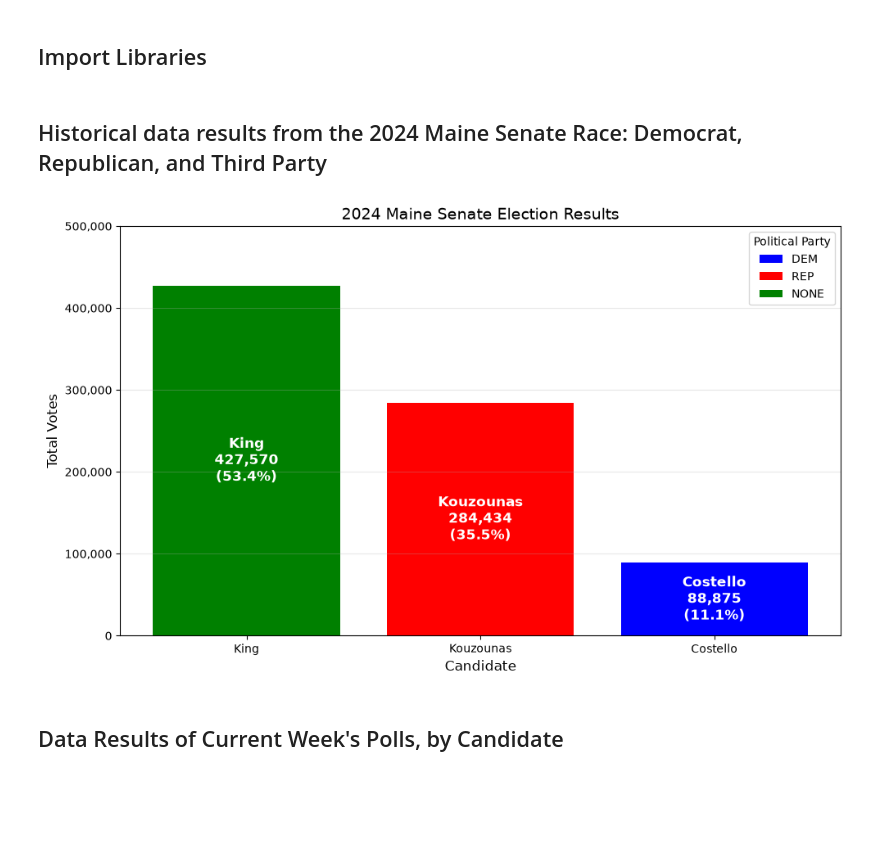
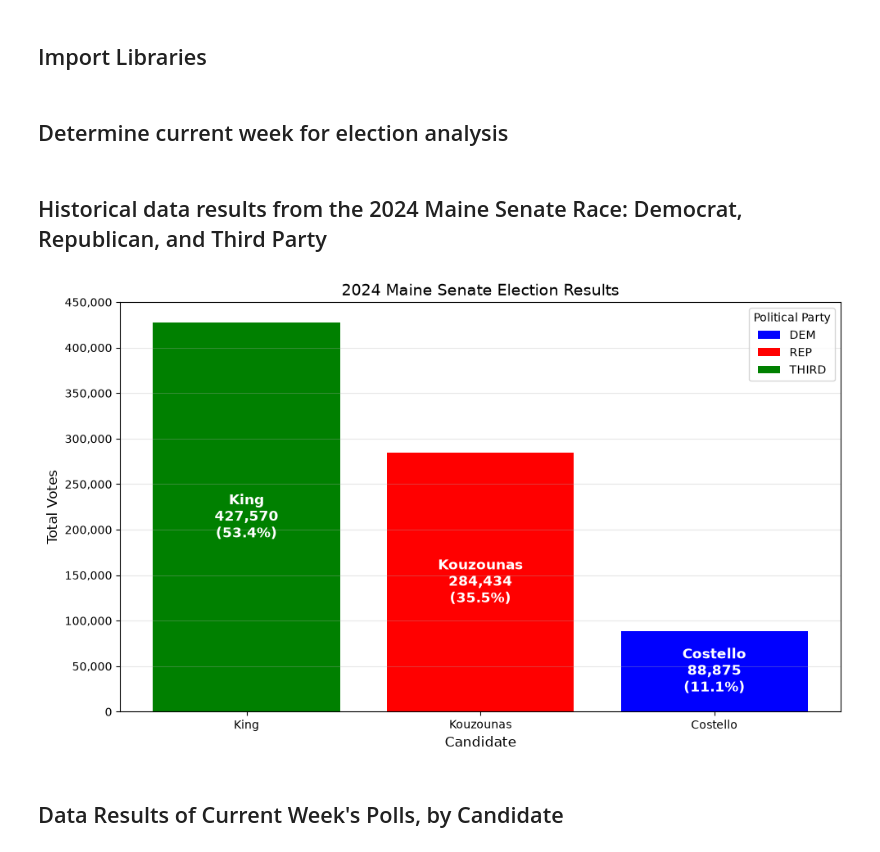
Before and after one commit to ktkt9898/CS-Senior-Project, a Jupyter notebook: Maine_Analysis.ipynb, the cells around one changed output. Saved outputs shown, nothing was run; the diff lists cells and outputs as text; code cells hidden in the pictures; blank space fills up the shorter version.

```diff
--- a/Maine_Analysis.ipynb
+++ b/Maine_Analysis.ipynb
@@ -9,6 +9,8 @@ import numpy as np
 import matplotlib.pyplot as plt
 csv_path = "senate.csv"
 data = pd.read_csv(csv_path)
+# %% [markdown]
+## Determine current week for election analysis
 # %% [markdown]
 ## Historical data results from the 2024 Maine Senate Race: Democrat, Republican, and Third Party
 # %%
@@ -30,6 +32,11 @@ data_2024 = data_2024.sort_values('Results', ascending=False)
 data_2024.index = range(1, len(data_2024) + 1)
 data_2024 = data_2024.head(3)
 
+# Reassign the 'NONE' party to 'THIRD' as 'Third Party' for better clarity in the graph
+alias_map = {
+    'NONE': 'THIRD'
+}
+
 # Define colors for each party
 party_colors = {'DEM': 'blue', 'REP': 'red', 'NONE': 'green'}
 
@@ -37,7 +44,7 @@ party_colors = {'DEM': 'blue', 'REP': 'red', 'NONE': 'green'}
 legend_elements = [
     Patch(facecolor='blue', label='DEM'),
     Patch(facecolor='red', label='REP'),
-    Patch(facecolor='green', label='NONE')
+    Patch(facecolor='green', label=alias_map.get('NONE', 'THIRD'))
 ]
 
 # Create bar chart
@@ -46,6 +53,7 @@ plt.figure(figsize=(10, 6))
 # Create bars with party colors
 for candidate in data_2024['Answer']:
     # Get the party for this candidate
+    display_name = alias_map.get(candidate, candidate)
     party = data_2024[data_2024['Answer'] == candidate]['Political Party'].iloc[0]
     color = party_colors.get(party, 'gray')
 
@@ -63,35 +71,35 @@ for i, (candidate, results, percentage) in enumerate(zip(data_2024['Answer'],
     votes_formatted = f"{results:,}"
 
     # Create the label text with candidate name, votes, and percentage
     label_text = f"{candidate}\n{votes_formatted}\n({percentage:.1f}%)"
 
     # Place text inside the bar (centered, with some offset from bottom)
     plt.text(i, results / 2,  # Position at half the bar height
              label_text,
              ha='center',
              va='center',
              fontsize=12,
              fontweight='bold',
              color='white')  # White text for contrast
 
 plt.xlabel('Candidate', fontsize=12)
 plt.ylabel('Total Votes', fontsize=12)
 plt.title('2024 Maine Senate Election Results', fontsize=14)
 
 # Format y-axis to show numbers with commas
 plt.gca().yaxis.set_major_formatter(plt.FuncFormatter(lambda x, p: format(int(x), ',')))
 plt.grid(axis='y', alpha=0.3)
 
 # Set y-axis limit to ensure bars are fully visible
-plt.ylim(0, 500000)
+plt.ylim(0, 450000)
 
 # Add legend
 plt.legend(handles=legend_elements, title='Political Party', loc='upper right')
 
 plt.tight_layout()
 plt.show()
 # %% [output]
-[figure, old version]
+[figure, new version]
 # %% [markdown]
 ## Data Results of Current Week's Polls, by Candidate
 # %%
```
Also changed, not shown: parts of 3 cells of this notebook, 51 other files.
